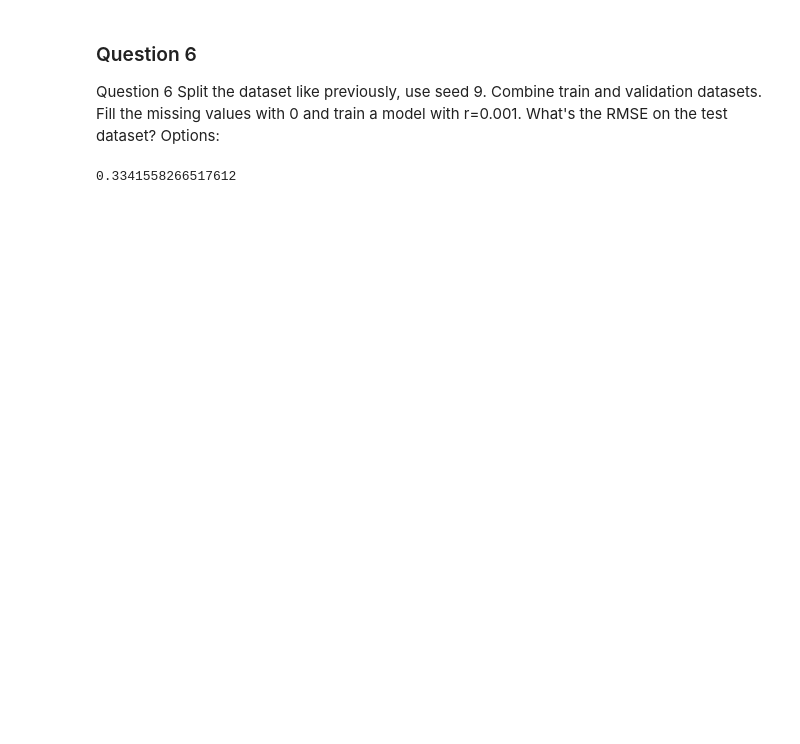
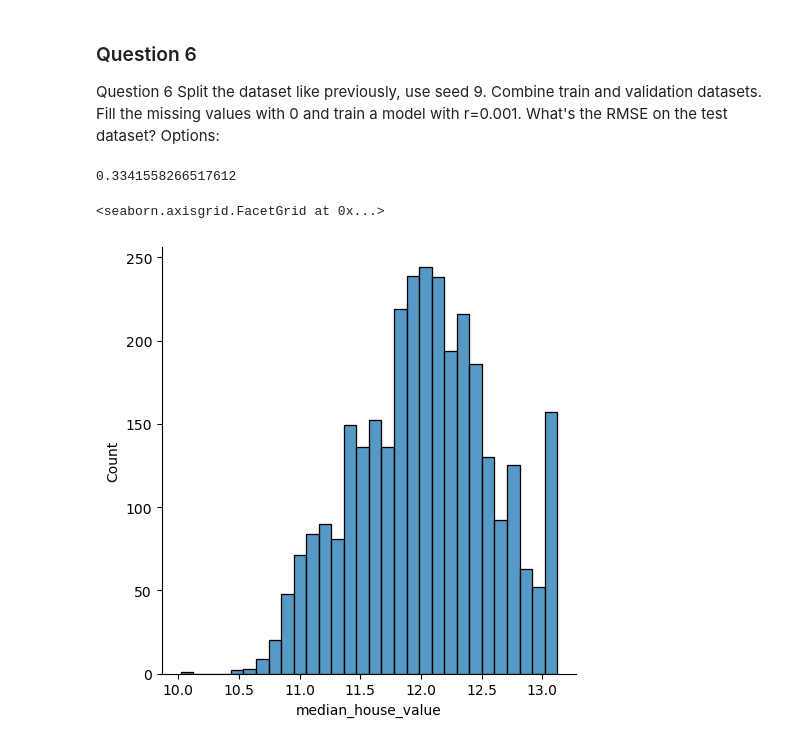
Before and after one commit to bellabf/ml-zoomcamp-2023, a Jupyter notebook: homework_02.ipynb, the cells around one changed output. Cells and saved outputs as stored; diff of their text form; code cells hidden in the pictures; blank space fills up the shorter version.

```diff
--- a/homework_02.ipynb
+++ b/homework_02.ipynb
@@ -396,3 +414,8 @@ y_pred_test = w0 + df_test.dot(w1)
 rmse(y_val, y_pred_val)
 # %% [output]
 0.3341558266517612
+# %%
+sns.displot(x=y_test)
+# %% [output]
+<seaborn.axisgrid.FacetGrid at 0x...>
+[figure, added]
```
Also changed, not shown: parts of 9 cells of this notebook.
